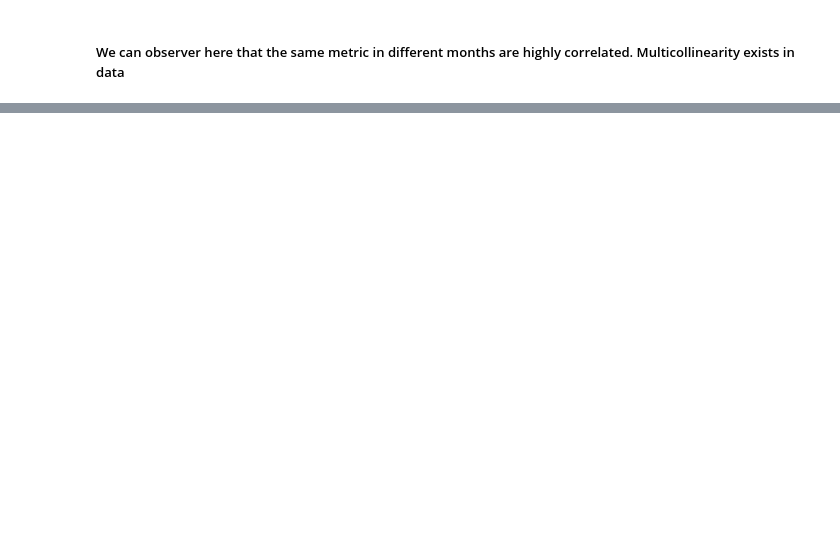
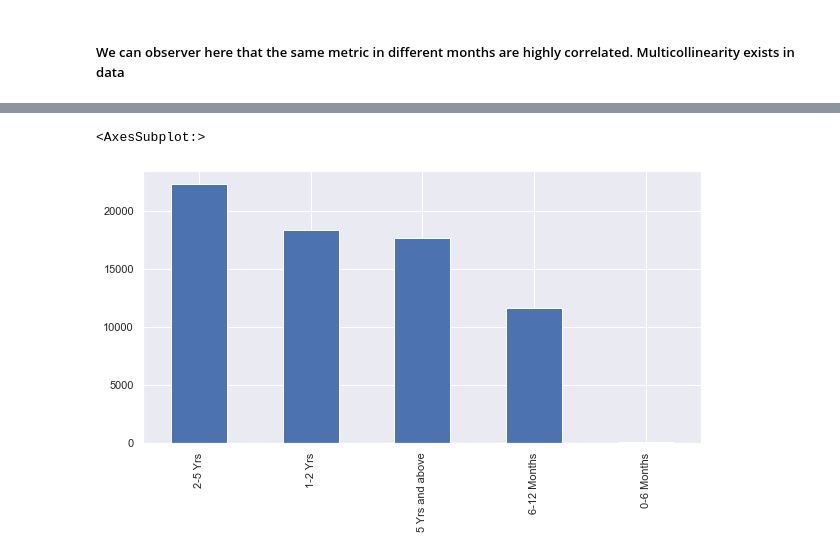
Before and after one commit to simplyshravan/Telecom-Churn-Case-Study, a Jupyter notebook: Telecom Churn.ipynb, the cells around one changed output, grey strips where cells are left out. Drawn from its saved outputs; the diff is of its cells as text; code cells hidden in the pictures; blank space fills up the shorter version.

```diff
--- a/Telecom Churn.ipynb
+++ b/Telecom Churn.ipynb
@@ -303,2 +276,7 @@ sns.heatmap(k)
 # %% [markdown]
 ##### We can observer here that the same metric in different months are highly correlated. Multicollinearity exists in data
+# %%
+# lets now conevrt AON in months
+df['aon_mon'] = df['aon']/30
+df.drop('aon', axis=1, inplace=True)
+df['aon_mon'].head()
@@ -304,0 +290,9 @@ sns.heatmap(k)
+# %%
+sns.set(rc = {'figure.figsize':(10,5)})
+aon = sns.distplot(df['aon_mon'], hist=True, kde=False,
+             bins=int(180/5), color = 'purple',
+             hist_kws={'edgecolor':'black'},
+             kde_kws={'linewidth': 10})
+aon.set_ylabel('No of Customers')
+aon.set_xlabel('Tenure in months')
+aon.set_title('Tenure Graph')
@@ -304,0 +302,5 @@ sns.heatmap(k)
+# %%
+tn_range = [0.0, 6.0, 12.0, 24.0, 60.0, 140.0]
+tn_label = [ '0-6 Months', '6-12 Months', '1-2 Yrs', '2-5 Yrs', '5 Yrs and above']
+df['tenure_range'] = pd.cut(df['aon_mon'], tn_range,labels= tn_label)
+df['tenure_range'].head()
@@ -304,0 +315,5 @@ sns.heatmap(k)
+# %%
+df['tenure_range'].value_counts().plot(kind='bar')
+# %% [output]
+<AxesSubplot:>
+[figure, added]
```
Also changed, not shown: parts of 52 cells of this notebook.
